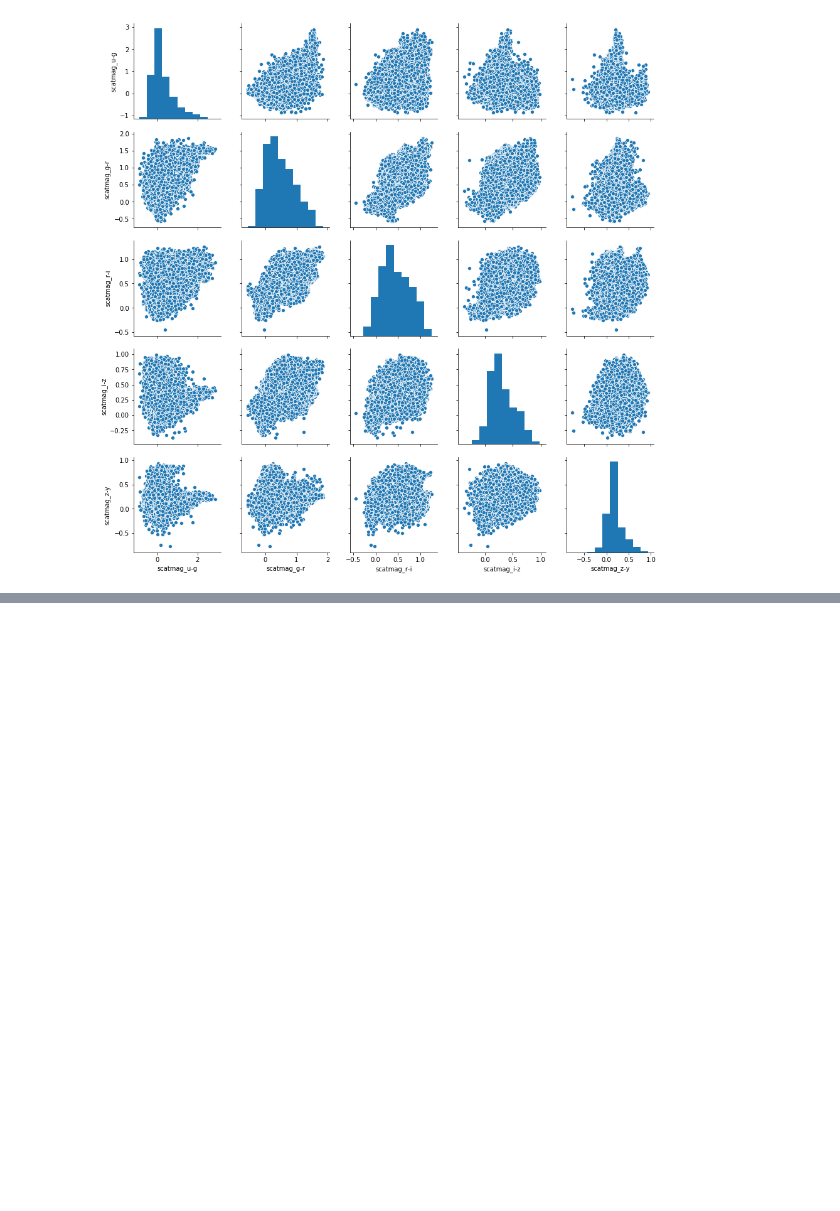
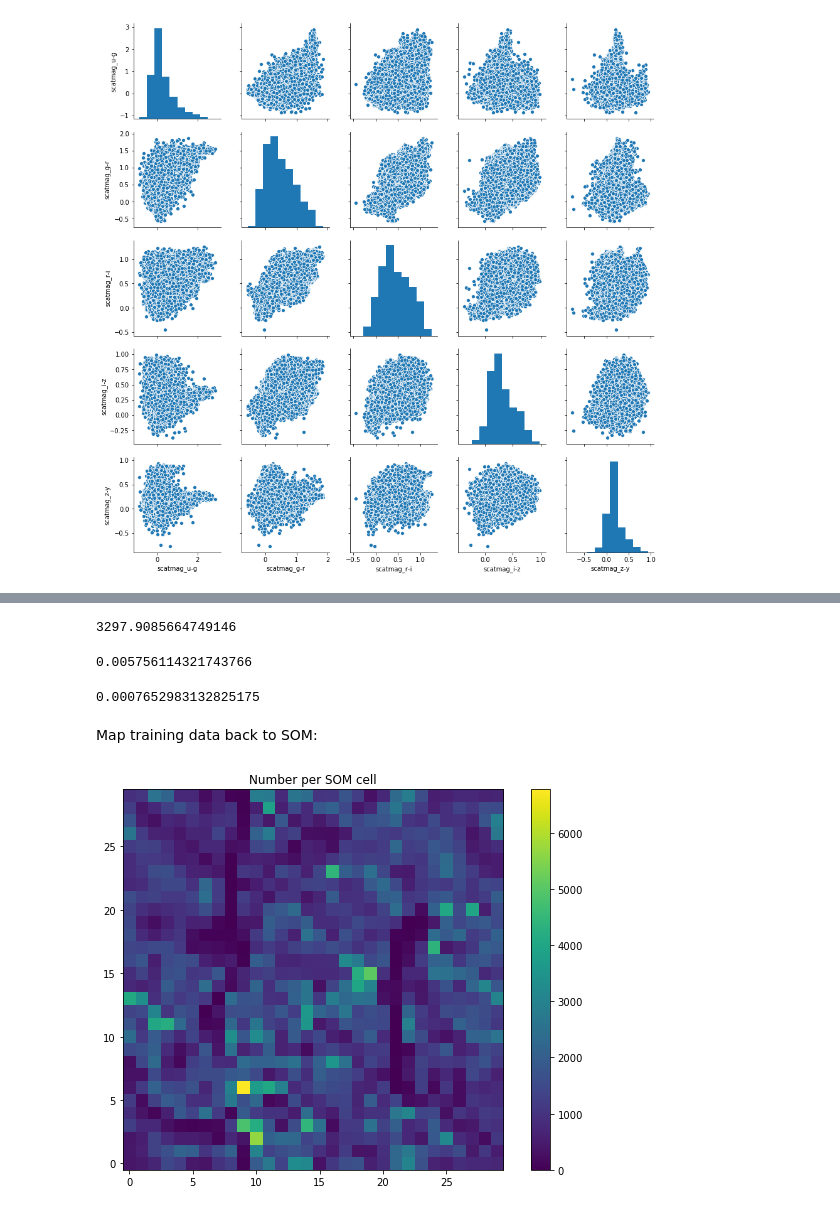
Before and after one commit to LSSTDESC/pz_bayes, a Jupyter notebook: notebooks/feature_likelihood_cosmoDC2.ipynb, the cells around one changed output, grey strips where cells are left out. Drawn from its saved outputs; the diff is of its cells as text; code cells hidden in the pictures; blank space fills up the shorter version.

Commit message:
Back to work on feature_likelihood notebook

```diff
--- a/notebooks/feature_likelihood_cosmoDC2.ipynb
+++ b/notebooks/feature_likelihood_cosmoDC2.ipynb
@@ -766,0 +170,3 @@ plt.ylabel('Training loss', fontsize=fs);
+# %%
+nside = 30
+niter = 30
@@ -766,0 +177,3 @@ plt.ylabel('Training loss', fontsize=fs);
+# %%
+X = train[['g-r', 'r-i', 'i-z']]
+Y = np.asarray(train['redshift'])
@@ -766,0 +194,18 @@ plt.ylabel('Training loss', fontsize=fs);
+# %%
+start = time.time()
+som_train = som.SelfOrganizingMap(som.Grid(-nside, -nside))
+som_train.fit(X, maxiter=niter)
+som_train.map_to_som(X, Y)
+print(time.time() - start)
+# %% [output]
+3297.9085664749146
+# %%
+6500/1129234
+# %% [output]
+0.005756114321743766
+# %%
+50 / 65334
+# %% [output]
+0.0007652983132825175
+# %% [markdown]
+Map training data back to SOM:
@@ -766,0 +214,4 @@ plt.ylabel('Training loss', fontsize=fs);
+# %%
+som_train.plot_counts_per_cell()
+# %% [output]
+[figure, added]
```
Also changed, not shown: parts of 139 cells of this notebook, 1 other file.
